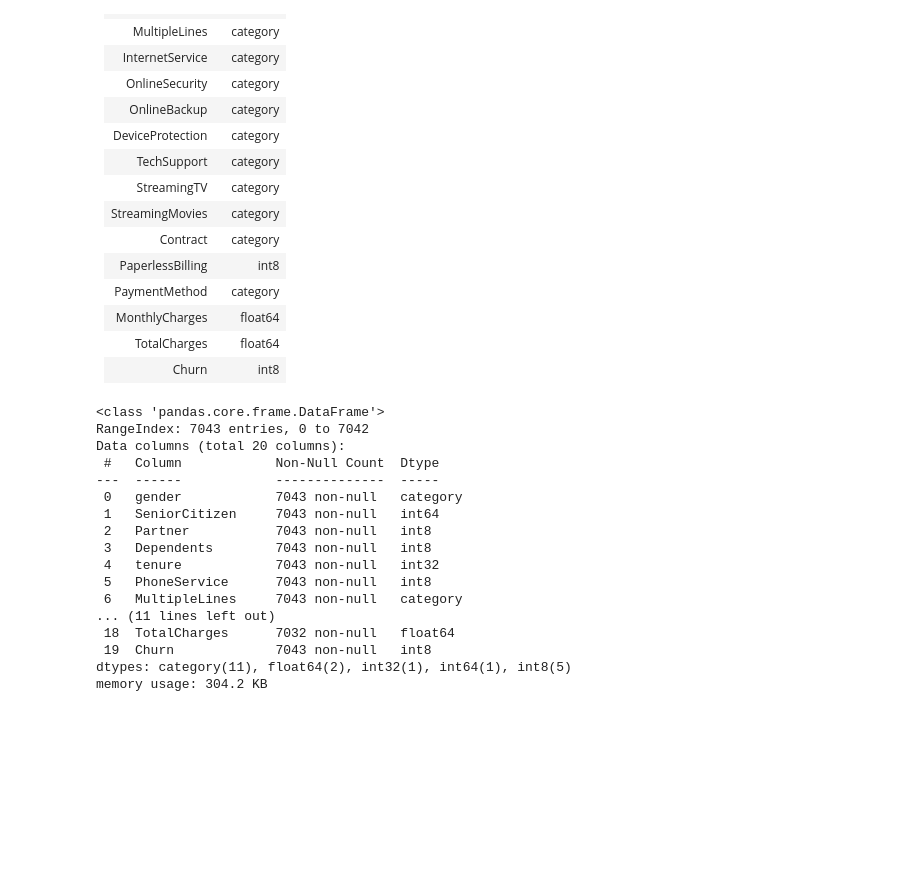
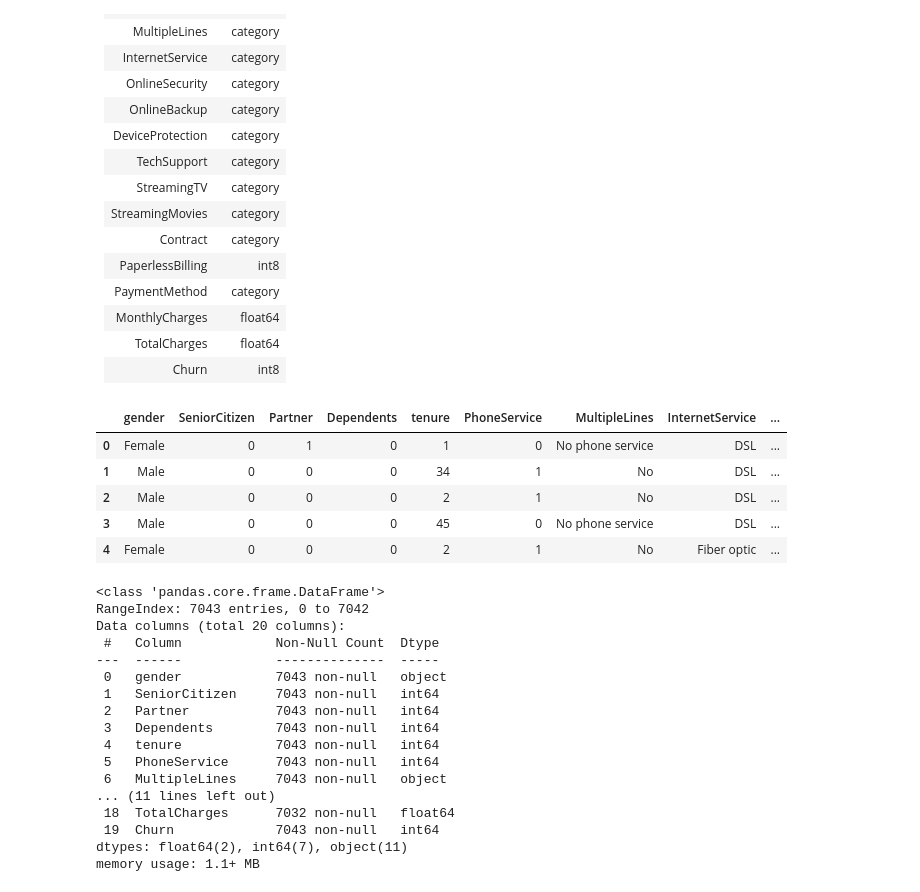
Before and after one commit to JessePMelo/Telco-Customer-Churn, a Jupyter notebook: data_science/notebooks/Telco_Customer_Churn.ipynb, the cells around one changed output. Cells and saved outputs as stored; diff of their text form; code cells hidden in the pictures; blank space fills up the shorter version.

```diff
--- a/data_science/notebooks/Telco_Customer_Churn.ipynb
+++ b/data_science/notebooks/Telco_Customer_Churn.ipynb
@@ -222,3 +227,15 @@ df[categorical_cols] = df[categorical_cols].astype('category')
+# %%
+url = 'https://raw.githubusercontent.com/JessePMelo/Telco-Customer-Churn/refs/heads/main/data_science/data/processed/telco_customer_churn_processed.csv'
+
+df = pd.read_csv(url)
+df.head()
+# %% [output]
+|  | gender | SeniorCitizen | Partner | Dependents | tenure | PhoneService | MultipleLines | InternetService | ... |
+| 0 | Female | 0 | 1 | 0 | 1 | 0 | No phone service | DSL | ... |
+| 1 | Male | 0 | 0 | 0 | 34 | 1 | No | DSL | ... |
+| 2 | Male | 0 | 0 | 0 | 2 | 1 | No | DSL | ... |
+| 3 | Male | 0 | 0 | 0 | 45 | 0 | No phone service | DSL | ... |
+| 4 | Female | 0 | 0 | 0 | 2 | 1 | No | Fiber optic | ... |
 # %%
 df.info()
 # %% [output]
@@ -227,15 +244,15 @@ RangeIndex: 7043 entries, 0 to 7042
 Data columns (total 20 columns):
  #   Column            Non-Null Count  Dtype
 ---  ------            --------------  -----
- 0   gender            7043 non-null   category
+ 0   gender            7043 non-null   object
  1   SeniorCitizen     7043 non-null   int64
- 2   Partner           7043 non-null   int8
- 3   Dependents        7043 non-null   int8
- 4   tenure            7043 non-null   int32
- 5   PhoneService      7043 non-null   int8
- 6   MultipleLines     7043 non-null   category
+ 2   Partner           7043 non-null   int64
+ 3   Dependents        7043 non-null   int64
+ 4   tenure            7043 non-null   int64
+ 5   PhoneService      7043 non-null   int64
+ 6   MultipleLines     7043 non-null   object
 ... (11 lines left out)
  18  TotalCharges      7032 non-null   float64
- 19  Churn             7043 non-null   int8
-dtypes: category(11), float64(2), int32(1), int64(1), int8(5)
-memory usage: 304.2 KB
+ 19  Churn             7043 non-null   int64
+dtypes: float64(2), int64(7), object(11)
+memory usage: 1.1+ MB
```
Also changed, not shown: parts of 11 cells of this notebook.
